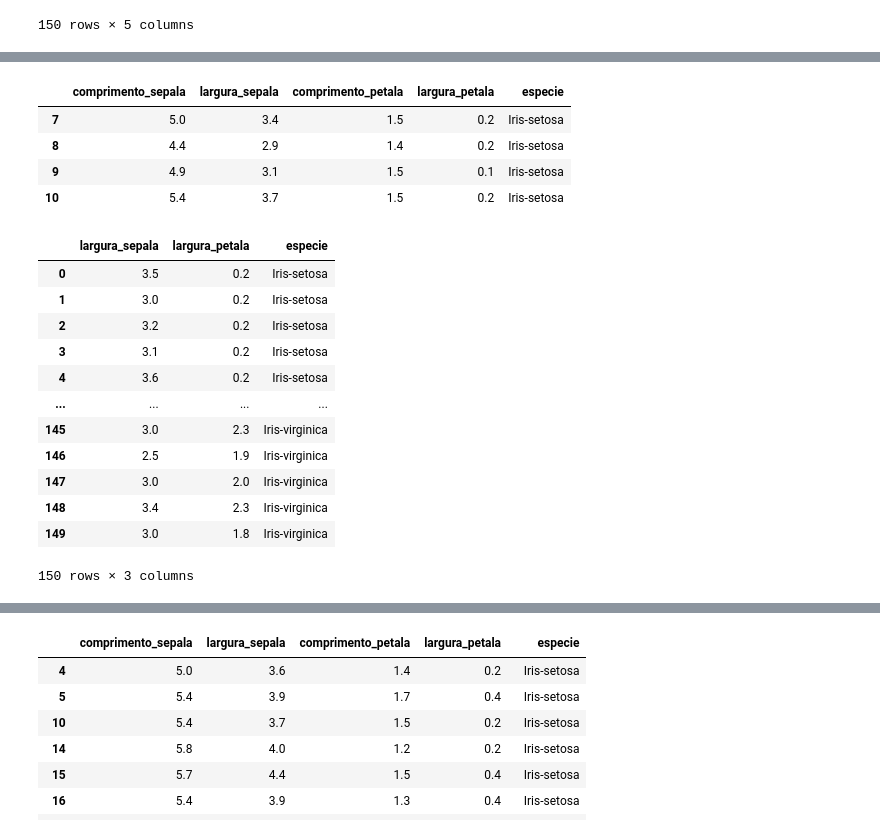
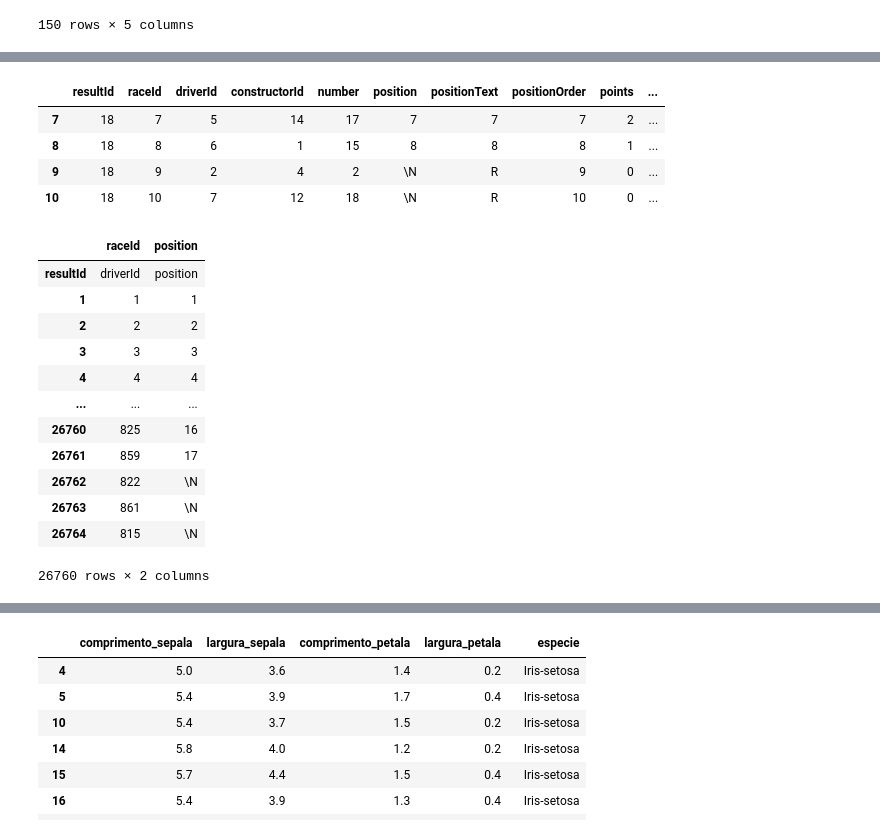
Before and after one commit to emersonvasconcelos/f1, a Jupyter notebook: MVP_F1_Warm_Up.ipynb, the cells around one changed output, grey strips where cells are left out. Saved outputs shown, nothing was run; the diff lists cells and outputs as text; code cells hidden in the pictures.

```diff
--- a/MVP_F1_Warm_Up.ipynb
+++ b/MVP_F1_Warm_Up.ipynb
@@ -21,7 +21,7 @@ Agora iremos importar o dataset com que iremos utilizar a partir de um link, e a
 # importando dados uma url para um dataframe
 
 # url a importar - Updated to point to the raw results.csv file
-url_dados = 'https://github.com/emersonvasconcelos/f1/blob/warm-up/results.csv'
+url_dados = 'https://raw.githubusercontent.com/emersonvasconcelos/f1/refs/heads/warm-up/results.csv'
 
 # labels dos atributos do dataset - Updated to match the columns in results.csv
 labels_atributos = ['resultId', 'raceId', 'driverId', 'constructorId', 'number', 'position', 'positionText', 'positionOrder', 'points', 'laps', 'time', 'milliseconds', 'fastestLap', 'rank', 'fastestLapTime', 'fastestLapSpeed', 'statusId']
@@ -155,28 +182,28 @@ dtype: float64
 # %%
 # selecionando um subconjunto de linhas consecutivas
-iris[7:11]
+mvp_f1[7:11]
 # %% [output]
-|  | comprimento_sepala | largura_sepala | comprimento_petala | largura_petala | especie |
-| 7 | 5.0 | 3.4 | 1.5 | 0.2 | Iris-setosa |
-| 8 | 4.4 | 2.9 | 1.4 | 0.2 | Iris-setosa |
-| 9 | 4.9 | 3.1 | 1.5 | 0.1 | Iris-setosa |
-| 10 | 5.4 | 3.7 | 1.5 | 0.2 | Iris-setosa |
+|  | resultId | raceId | driverId | constructorId | number | position | positionText | positionOrder | points | ... |
+| 7 | 18 | 7 | 5 | 14 | 17 | 7 | 7 | 7 | 2 | ... |
+| 8 | 18 | 8 | 6 | 1 | 15 | 8 | 8 | 8 | 1 | ... |
+| 9 | 18 | 9 | 2 | 4 | 2 | \N | R | 9 | 0 | ... |
+| 10 | 18 | 10 | 7 | 12 | 18 | \N | R | 10 | 0 | ... |
 # %%
 # selecionando um subconjunto de colunas para todas as linhas
-iris.loc[:, ['largura_sepala', 'largura_petala', 'especie']]
+mvp_f1.loc[:, ['raceId', 'position']]
 # %% [output]
-|  | largura_sepala | largura_petala | especie |
-| 0 | 3.5 | 0.2 | Iris-setosa |
-| 1 | 3.0 | 0.2 | Iris-setosa |
-| 2 | 3.2 | 0.2 | Iris-setosa |
-| 3 | 3.1 | 0.2 | Iris-setosa |
-| 4 | 3.6 | 0.2 | Iris-setosa |
-| ... | ... | ... | ... |
-| 145 | 3.0 | 2.3 | Iris-virginica |
-| 146 | 2.5 | 1.9 | Iris-virginica |
-| 147 | 3.0 | 2.0 | Iris-virginica |
-| 148 | 3.4 | 2.3 | Iris-virginica |
-| 149 | 3.0 | 1.8 | Iris-virginica |
+|  | raceId | position |
+| resultId | driverId | position |
+| 1 | 1 | 1 |
+| 2 | 2 | 2 |
+| 3 | 3 | 3 |
+| 4 | 4 | 4 |
+| ... | ... | ... |
+| 26760 | 825 | 16 |
+| 26761 | 859 | 17 |
+| 26762 | 822 | \N |
+| 26763 | 861 | \N |
+| 26764 | 815 | \N |
-150 rows × 3 columns
+26760 rows × 2 columns
 # %%
 # selecionando um subconjunto linhas e colunas
```
Also changed, not shown: parts of 10 cells of this notebook.
